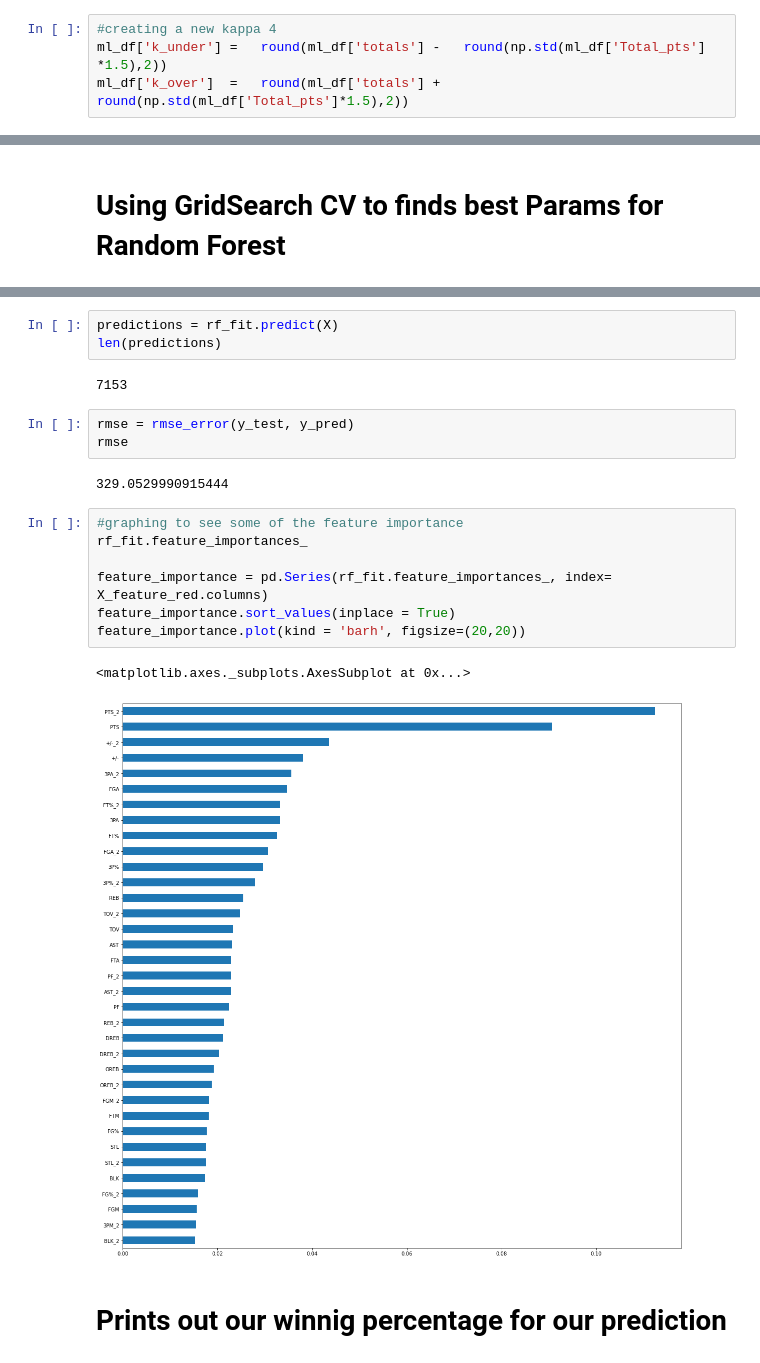
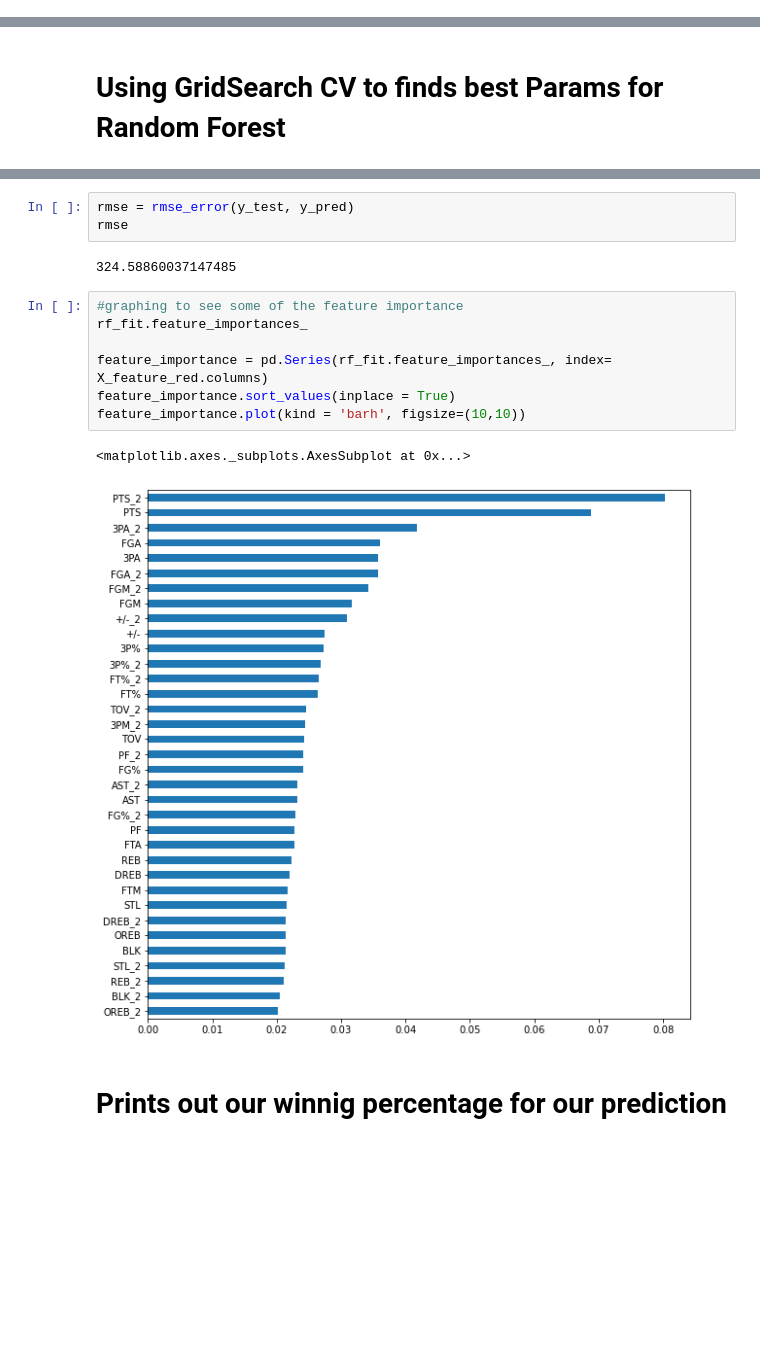
Before and after one commit to amoss038/Over_under, a Jupyter notebook: ml_models_playground.ipynb, the cells around one changed output, grey strips where cells are left out. Cells and saved outputs as stored; diff of their text form; blank space fills up the shorter version.

```diff
--- a/ml_models_playground.ipynb
+++ b/ml_models_playground.ipynb
@@ -54,7 +50,3 @@ print(np.std(ml_df['Total_pts']))
-# %%
-#creating a new kappa 4
-ml_df['k_under'] =   round(ml_df['totals'] -   round(np.std(ml_df['Total_pts'] *1.5),2))
-ml_df['k_over']  =   round(ml_df['totals'] +   round(np.std(ml_df['Total_pts']*1.5),2))
 # %%
 ml_df
 # %% [output]
@@ -171,23 +154,18 @@ print(rmse_error(y_test, y_pred))
-# %%
-predictions = rf_fit.predict(X)
-len(predictions)
-# %% [output]
-7153
 # %%
 rmse = rmse_error(y_test, y_pred)
 rmse
 # %% [output]
-329.0529990915444
+324.58860037147485
 # %%
 #graphing to see some of the feature importance
 rf_fit.feature_importances_
 
 feature_importance = pd.Series(rf_fit.feature_importances_, index= X_feature_red.columns)
 feature_importance.sort_values(inplace = True)
-feature_importance.plot(kind = 'barh', figsize=(20,20))
+feature_importance.plot(kind = 'barh', figsize=(10,10))
 # %% [output]
 <matplotlib.axes._subplots.AxesSubplot at 0x...>
-[figure, old version]
+[figure, new version]
 # %% [markdown]
 # Prints out our winnig percentage for our prediction
 # %%
```
Also changed, not shown: parts of 52 cells of this notebook, 5 other files.
